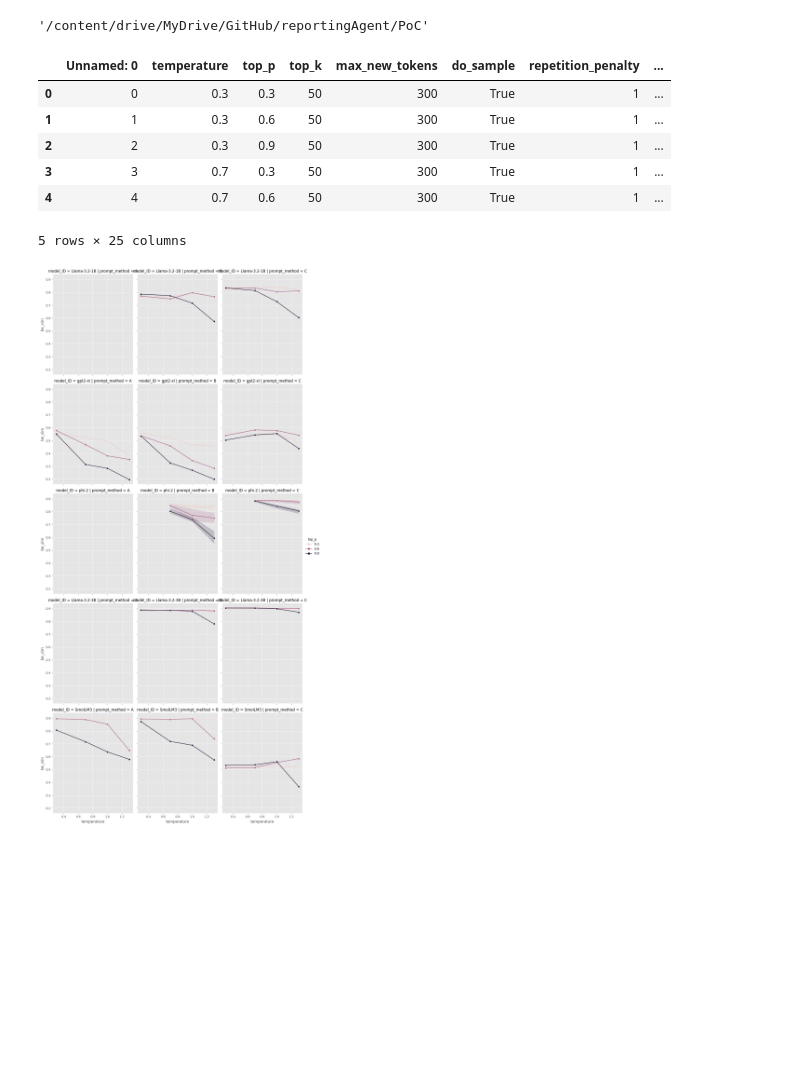
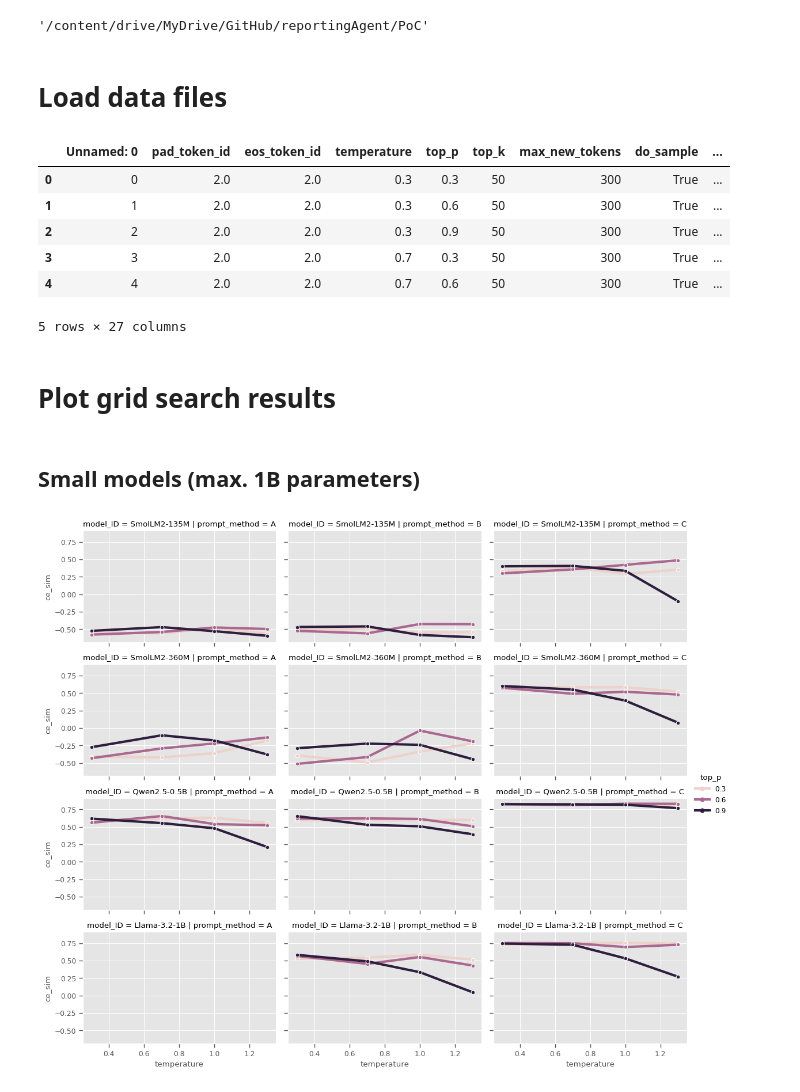
Before and after one commit to zBotta/reportingAgent, a Jupyter notebook: PoC/PoC_05_Model grid search analysis.ipynb, the cells around one changed output. Drawn from its saved outputs; the diff is of its cells as text; code cells hidden in the pictures; blank space fills up the shorter version.

Commit message:
Updated PoC_05 with results on small models (SmolLM2-135M and 360M, Qwen2.5-500M)

```diff
--- a/PoC/PoC_05_Model grid search analysis.ipynb
+++ b/PoC/PoC_05_Model grid search analysis.ipynb
@@ -27,12 +27,19 @@ import pandas as pd
 import numpy as np
 import matplotlib.pyplot as plt
 import seaborn as sns
+# %% [markdown]
+# Load data files
 # %%
-list_summary_files = ['/content/drive/MyDrive/DSTI_DL Project/05-PROD/results/Llama-3.2-1B-Instruct/an-mean-meta-llama-Llama-3.2-1B-Instruct-17-082025_06-51-03.xlsx',
-                      '/content/drive/MyDrive/DSTI_DL Project/05-PROD/results/Llama-3.2-3B-Instruct/an-mean-meta-llama-Llama-3.2-3B-Instruct-17-082025_11-58-08.xlsx',
-                      '/content/drive/MyDrive/DSTI_DL Project/05-PROD/results/Smol3B - tb and analysis/an-mean-HuggingFaceTB-SmolLM3-3B-17-082025_12-43-12.xlsx',
-                      '/content/drive/MyDrive/DSTI_DL Project/05-PROD/results/phi-2/an-mean-tb-microsoft-phi-2-16-082025 02-50-43.xlsx',
-                      '/content/drive/MyDrive/DSTI_DL Project/05-PROD/results/gpt2-xl/an-mean-openai-community-gpt2-xl-17-082025_21-34-31.xlsx']
+# list grid search summary files. FROM SMALLEST TO LARGEST MODEL!
+list_summary_files = [
+    '/content/drive/MyDrive/DSTI_DL Project/05-PROD/results/SmolLM2-135M-Instruct/an-mean-HuggingFaceTB-SmolLM2-135M-Instruct-19-082025_16-19-07.xlsx',
+    '/content/drive/MyDrive/DSTI_DL Project/05-PROD/results/SmolLM2-360M-Instruct/an-mean-HuggingFaceTB-SmolLM2-360M-Instruct-19-082025_16-19-13.xlsx',
+    '/content/drive/MyDrive/DSTI_DL Project/05-PROD/results/Qwen2.5-0.5B/an-mean-Qwen-Qwen2.5-0.5B-Instruct-19-082025_17-59-44.xlsx',
+    '/content/drive/MyDrive/DSTI_DL Project/05-PROD/results/Llama-3.2-1B-Instruct/an-mean-meta-llama-Llama-3.2-1B-Instruct-17-082025_06-51-03.xlsx',
+    '/content/drive/MyDrive/DSTI_DL Project/05-PROD/results/gpt2-xl/an-mean-openai-community-gpt2-xl-17-082025_21-34-31.xlsx',
+    '/content/drive/MyDrive/DSTI_DL Project/05-PROD/results/phi-2/an-mean-tb-microsoft-phi-2-16-082025 02-50-43.xlsx',
+    '/content/drive/MyDrive/DSTI_DL Project/05-PROD/results/Llama-3.2-3B-Instruct/an-mean-meta-llama-Llama-3.2-3B-Instruct-17-082025_11-58-08.xlsx',
+    '/content/drive/MyDrive/DSTI_DL Project/05-PROD/results/Smol3B - tb and analysis/an-mean-HuggingFaceTB-SmolLM3-3B-17-082025_12-43-12.xlsx']
 # %%
 all_data = pd.DataFrame()
 
@@ -45,7 +52,15 @@ for file_path in list_summary_files:
         all_data = pd.concat([all_data, df], ignore_index=True)
 
 # Create 'model_ID' based on 'source_file'
-model_names = ['Llama-3.2-1B', 'Llama-3.2-3B', 'SmolLM3', 'phi-2', 'gpt2-xl']
+# models in increasing order of number of parameters
+model_names = ['SmolLM2-135M',
+               'SmolLM2-360M',
+               'Qwen2.5-0.5B',
+               'Llama-3.2-1B',
+               'gpt2-xl',
+               'phi-2',
+               'Llama-3.2-3B',
+               'SmolLM3-3B']
 all_data['model_ID'] = all_data['source_file'].apply(lambda x: next((name for name in model_names if name in x), None))
 
 # Create 'prompt_method' based on 'source_sheet'
@@ -53,25 +68,35 @@ all_data['prompt_method'] = all_data['source_sheet'].str.extract(r'([ABC])')
 
 display(all_data.head())
 # %% [output]
-|  | Unnamed: 0 | temperature | top_p | top_k | max_new_tokens | do_sample | repetition_penalty | ... |
-| 0 | 0 | 0.3 | 0.3 | 50 | 300 | True | 1 | ... |
-| 1 | 1 | 0.3 | 0.6 | 50 | 300 | True | 1 | ... |
-| 2 | 2 | 0.3 | 0.9 | 50 | 300 | True | 1 | ... |
-| 3 | 3 | 0.7 | 0.3 | 50 | 300 | True | 1 | ... |
-| 4 | 4 | 0.7 | 0.6 | 50 | 300 | True | 1 | ... |
+|  | Unnamed: 0 | pad_token_id | eos_token_id | temperature | top_p | top_k | max_new_tokens | do_sample | ... |
+| 0 | 0 | 2.0 | 2.0 | 0.3 | 0.3 | 50 | 300 | True | ... |
+| 1 | 1 | 2.0 | 2.0 | 0.3 | 0.6 | 50 | 300 | True | ... |
+| 2 | 2 | 2.0 | 2.0 | 0.3 | 0.9 | 50 | 300 | True | ... |
+| 3 | 3 | 2.0 | 2.0 | 0.7 | 0.3 | 50 | 300 | True | ... |
+| 4 | 4 | 2.0 | 2.0 | 0.7 | 0.6 | 50 | 300 | True | ... |
-5 rows × 25 columns
+5 rows × 27 columns
+# %% [markdown]
+# Plot grid search results
+# %% [markdown]
+## Small models (max. 1B parameters)
 # %%
-import seaborn as sns
-import matplotlib.pyplot as plt
-
 plt.style.use('ggplot')
 
-sns.relplot(data=all_data, x='temperature', y='be_sim', kind='line',
-            hue='top_p', row='model_ID', col='prompt_method',
+sns.set_context("paper", rc={"lines.linewidth": 3})
+
+list_selected_models = model_names[:4] # small models less than 1B
+
+sns.relplot(data=all_data[all_data['model_ID'].isin(list_selected_models)],
+            x='temperature',
+            y='ce_sim',
+            kind='line',
+            hue='top_p',
+            row='model_ID',
+            row_order=list_selected_models,
+            col='prompt_method',
             col_order=['A', 'B', 'C'],
-            row_order=['Llama-3.2-1B', 'gpt2-xl', 'phi-2', 'Llama-3.2-3B', 'SmolLM3'],
-            height=5, aspect=0.8, marker='o')
+            height=2.45, aspect=1.55, marker='o')
 
 plt.show()
 # %% [output]
-[figure, old version]
+[figure, new version]
```
Also changed, not shown: parts of 1 cell of this notebook, 1 other file.
